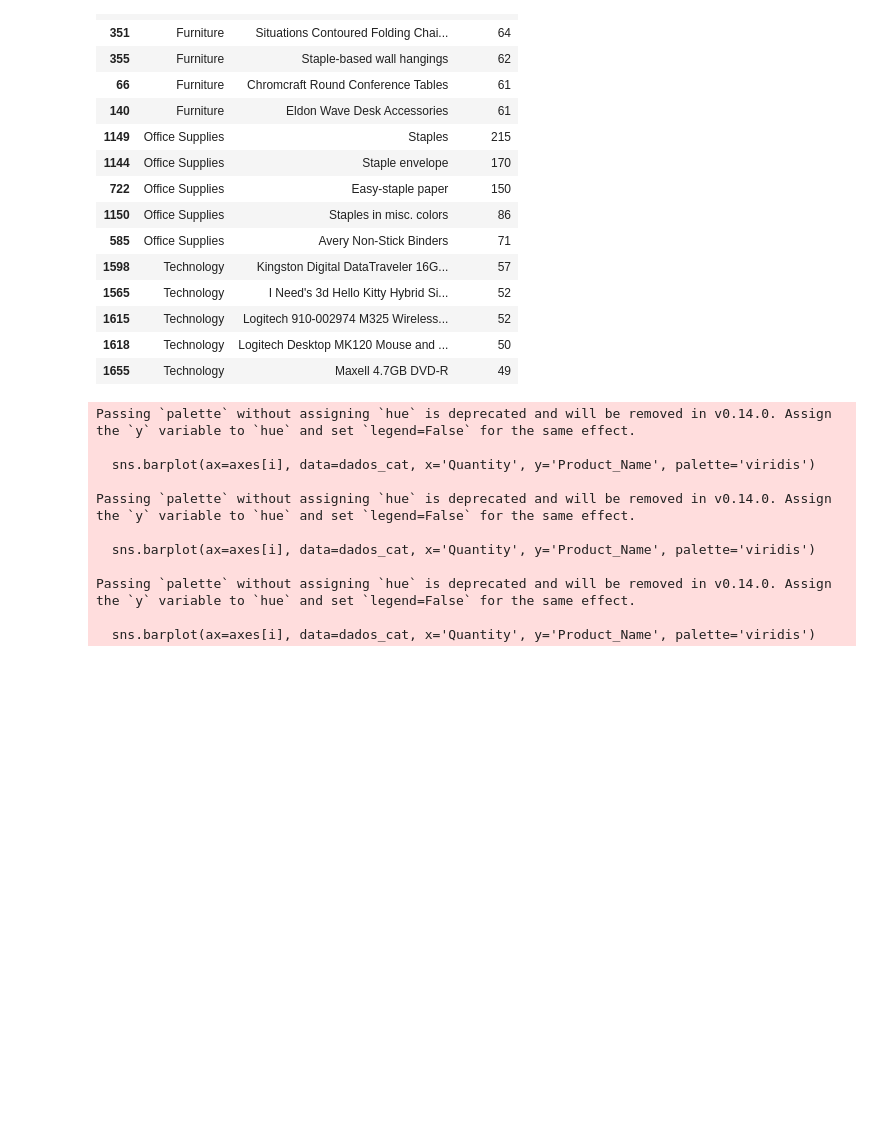
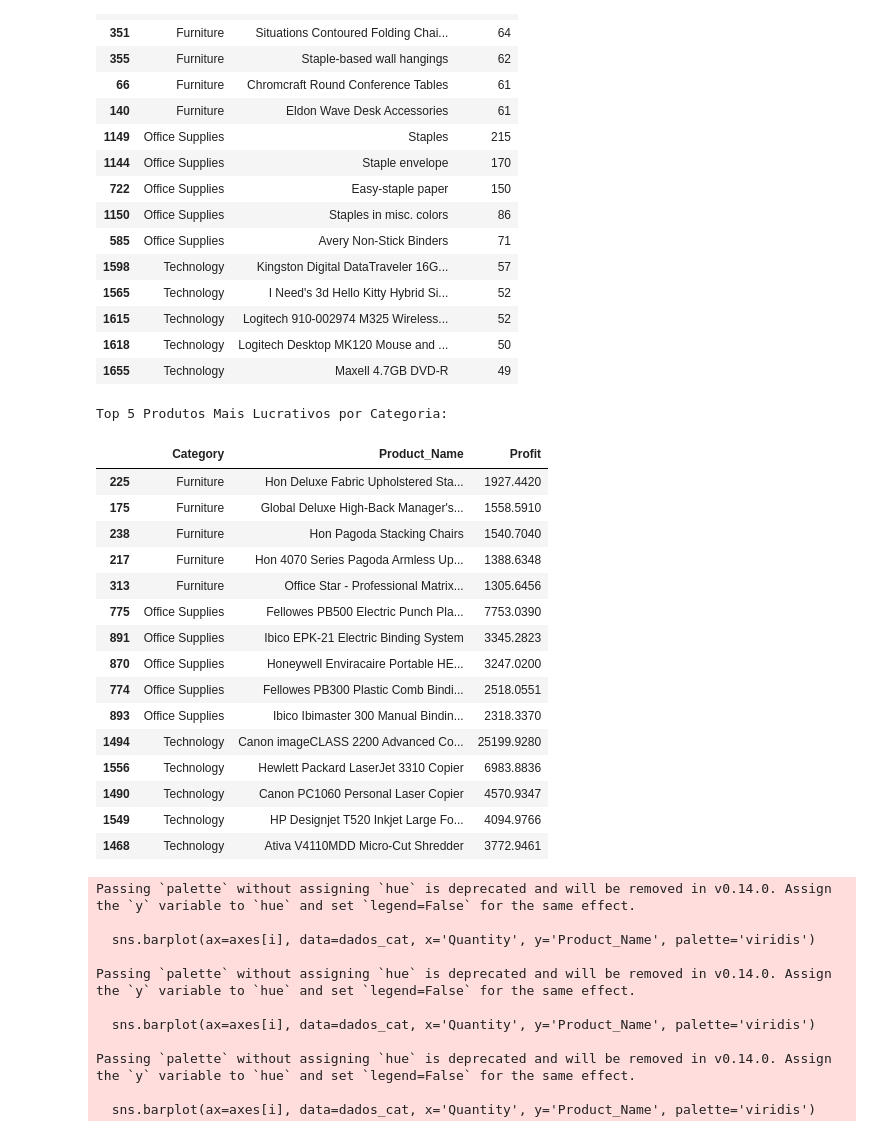
Before and after one commit to Ronaldo-Junior1/analise-dados-supermercado, a Jupyter notebook: Analise_base_supermercado.ipynb, the cells around one changed output. Saved outputs shown, nothing was run; the diff lists cells and outputs as text; code cells hidden in the pictures; blank space fills up the shorter version.

Commit message:
Adicionando mais explicações a analise dos produtos

```diff
--- a/Analise_base_supermercado.ipynb
+++ b/Analise_base_supermercado.ipynb
@@ -422,6 +422,33 @@ Top 5 Produtos Mais Vendidos por Categoria:
 | 1615 | Technology | Logitech 910-002974 M325 Wireless... | 52 |
 | 1618 | Technology | Logitech Desktop MK120 Mouse and ... | 50 |
 | 1655 | Technology | Maxell 4.7GB DVD-R | 49 |
+# %%
+# 1. Agrupando por Categoria e Produto, somando o Lucro Total
+lucro_produto_cat = df.groupby(['Category', 'Product_Name'])['Profit'].sum().reset_index()
+
+# 2. Ordenando do maior para o menor e filtrando os 5 mais lucrativos de cada categoria
+top5_lucro_cat = lucro_produto_cat.sort_values(['Category', 'Profit'], ascending=[True, False]).groupby('Category').head(5)
+
+print("Top 5 Produtos Mais Lucrativos por Categoria:")
+display(top5_lucro_cat)
+# %% [output]
+Top 5 Produtos Mais Lucrativos por Categoria:
+|  | Category | Product_Name | Profit |
+| 225 | Furniture | Hon Deluxe Fabric Upholstered Sta... | 1927.4420 |
+| 175 | Furniture | Global Deluxe High-Back Manager's... | 1558.5910 |
+| 238 | Furniture | Hon Pagoda Stacking Chairs | 1540.7040 |
+| 217 | Furniture | Hon 4070 Series Pagoda Armless Up... | 1388.6348 |
+| 313 | Furniture | Office Star - Professional Matrix... | 1305.6456 |
+| 775 | Office Supplies | Fellowes PB500 Electric Punch Pla... | 7753.0390 |
+| 891 | Office Supplies | Ibico EPK-21 Electric Binding System | 3345.2823 |
+| 870 | Office Supplies | Honeywell Enviracaire Portable HE... | 3247.0200 |
+| 774 | Office Supplies | Fellowes PB300 Plastic Comb Bindi... | 2518.0551 |
+| 893 | Office Supplies | Ibico Ibimaster 300 Manual Bindin... | 2318.3370 |
+| 1494 | Technology | Canon imageCLASS 2200 Advanced Co... | 25199.9280 |
+| 1556 | Technology | Hewlett Packard LaserJet 3310 Copier | 6983.8836 |
+| 1490 | Technology | Canon PC1060 Personal Laser Copier | 4570.9347 |
+| 1549 | Technology | HP Designjet T520 Inkjet Large Fo... | 4094.9766 |
+| 1468 | Technology | Ativa V4110MDD Micro-Cut Shredder | 3772.9461 |
 # %%
 categorias = top5_categoria['Category'].unique()
 fig, axes = plt.subplots(1, len(categorias), figsize=(18, 6))
```
Also changed, not shown: parts of 1 cell of this notebook.
